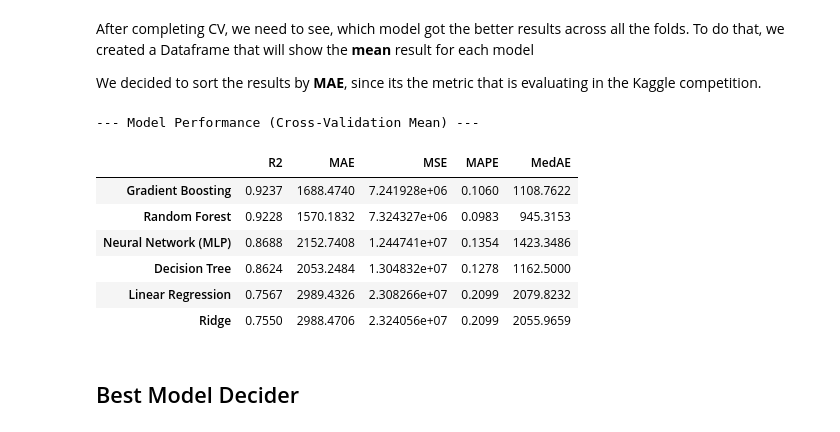
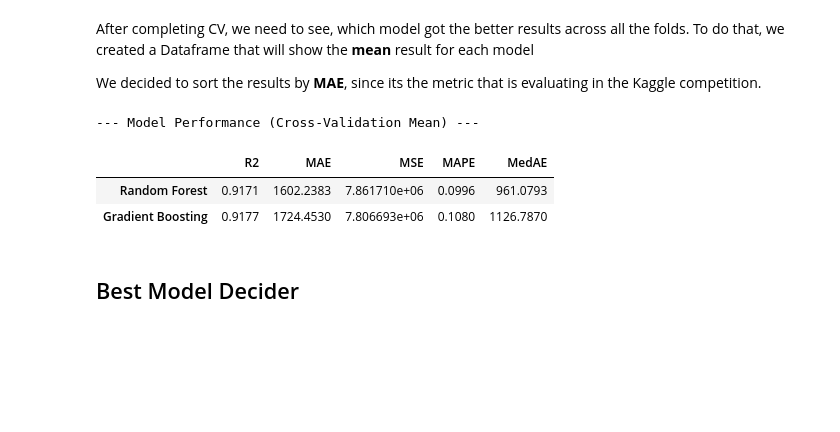
Before and after one commit to Rafaeric71/MachineLearning-Group44, a Jupyter notebook: Group_44_notebooks/Modeling.ipynb, the cells around one changed output. Cells and saved outputs as stored; diff of their text form; code cells hidden in the pictures; blank space fills up the shorter version.

```diff
--- a/Group_44_notebooks/Modeling.ipynb
+++ b/Group_44_notebooks/Modeling.ipynb
@@ -60,7 +60,7 @@ def select_rfe(X, y, names, n_features=10):
     #In case our data has less than n_features (50 by default) we adjust the number of features
     n_features = min(n_features, X.shape[1])
 
-    rfe = RFE(estimator=Ridge(alpha=1.0), n_features_to_select=n_features, step=0.2)
+    rfe = RFE(estimator=Ridge(alpha=1.0), n_features_to_select=n_features, step=1)
     rfe.fit(X, y)
 
     # PROTEÇÃO CRÍTICA: Iteramos apenas até ao limite seguro
@@ -68,8 +68,7 @@ def select_rfe(X, y, names, n_features=10):
 
     return [names[i] for i in range(limit) if rfe.support_[i]]
 # %%
-# Função 2: Ridge (Ultra-Robust)
-def select_ridge(X, y, names, alpha=1.0):
+def select_ridge(X, y, names, alpha=5):
 
     """
     Selects relevant features based on Ridge regression coefficients (L2 regularization).
@@ -99,10 +98,9 @@ def select_ridge(X, y, names, alpha=1.0):
     # PROTEÇÃO CRÍTICA: O limite é o menor entre nomes e coeficientes
     limit = min(len(names), len(ridge.coef_))
 
-    return [names[i] for i in range(limit) if abs(ridge.coef_[i]) > 1e-5]
+    return [names[i] for i in range(limit) if abs(ridge.coef_[i]) > 1e-4]
 # %%
-# Função 3: Lasso (Ultra-Robust)
-def select_lasso(X, y, names, alpha=0.005):
+def select_lasso(X, y, names, alpha=12):
 
     """
     Selects relevant features using Lasso regression coefficients (L1 regularization).
@@ -201,12 +206,12 @@ The following seven models were considered:
 - LinearSVM (Support Vector Machine): since SVM doesn't scale well for datasets with more than 10k rows
 # %%
 models = {
-    'Linear Regression': LinearRegression(),
-    'Ridge': Ridge(alpha=1),
+    #'Linear Regression': LinearRegression(),
+    #'Ridge': Ridge(alpha=1),
     'Random Forest': RandomForestRegressor(n_estimators= 100, random_state=42, max_depth = 20, n_jobs=-1),
-    'Decision Tree': DecisionTreeRegressor(random_state=42),
+    #'Decision Tree': DecisionTreeRegressor(random_state=42),
     'Gradient Boosting': GradientBoostingRegressor(n_estimators=300,learning_rate=0.1,max_depth=5,random_state=42),
-    'Neural Network (MLP)': MLPRegressor(hidden_layer_sizes=(100,50), max_iter=500, random_state=42),
+    #'Neural Network (MLP)': MLPRegressor(hidden_layer_sizes=(100,50), max_iter=500, random_state=42),
     #'LinearSVR': LinearSVR()- Para este temos ou de mudar para StandardScaler ou ver melhor os outliers
 }
 # %% [markdown]
@@ -386,24 +391,20 @@ We decided to sort the results by **MAE**, since its the metric that is evaluati
 # %%
 # --- RESULTS TABLE ---
 # Convert the dictionary of lists into a DataFrame
 results_df = pd.DataFrame(results).T
 
 # Calculate the mean of the 5 folds for each metric
 # (This gives you the final "Score" for each model)
 metrics_table = results_df.map(lambda x: np.mean(x))
 
 # Display the table sorted by R2 (or MAE)
 print("\n--- Model Performance (Cross-Validation Mean) ---")
-display(metrics_table.round(4).sort_values(by='MAE', ascending=False))
+display(metrics_table.round(4).sort_values(by='MAE', ascending=True))
 # %% [output]
 --- Model Performance (Cross-Validation Mean) ---
 |  | R2 | MAE | MSE | MAPE | MedAE |
-| Gradient Boosting | 0.9237 | 1688.4740 | 7.241928e+06 | 0.1060 | 1108.7622 |
-| Random Forest | 0.9228 | 1570.1832 | 7.324327e+06 | 0.0983 | 945.3153 |
-| Neural Network (MLP) | 0.8688 | 2152.7408 | 1.244741e+07 | 0.1354 | 1423.3486 |
-| Decision Tree | 0.8624 | 2053.2484 | 1.304832e+07 | 0.1278 | 1162.5000 |
-| Linear Regression | 0.7567 | 2989.4326 | 2.308266e+07 | 0.2099 | 2079.8232 |
-| Ridge | 0.7550 | 2988.4706 | 2.324056e+07 | 0.2099 | 2055.9659 |
+| Random Forest | 0.9171 | 1602.2383 | 7.861710e+06 | 0.0996 | 961.0793 |
+| Gradient Boosting | 0.9177 | 1724.4530 | 7.806693e+06 | 0.1080 | 1126.7870 |
 # %% [markdown]
 ## Best Model Decider
 # %%
```
Also changed, not shown: parts of 13 cells of this notebook, 1 other file.
